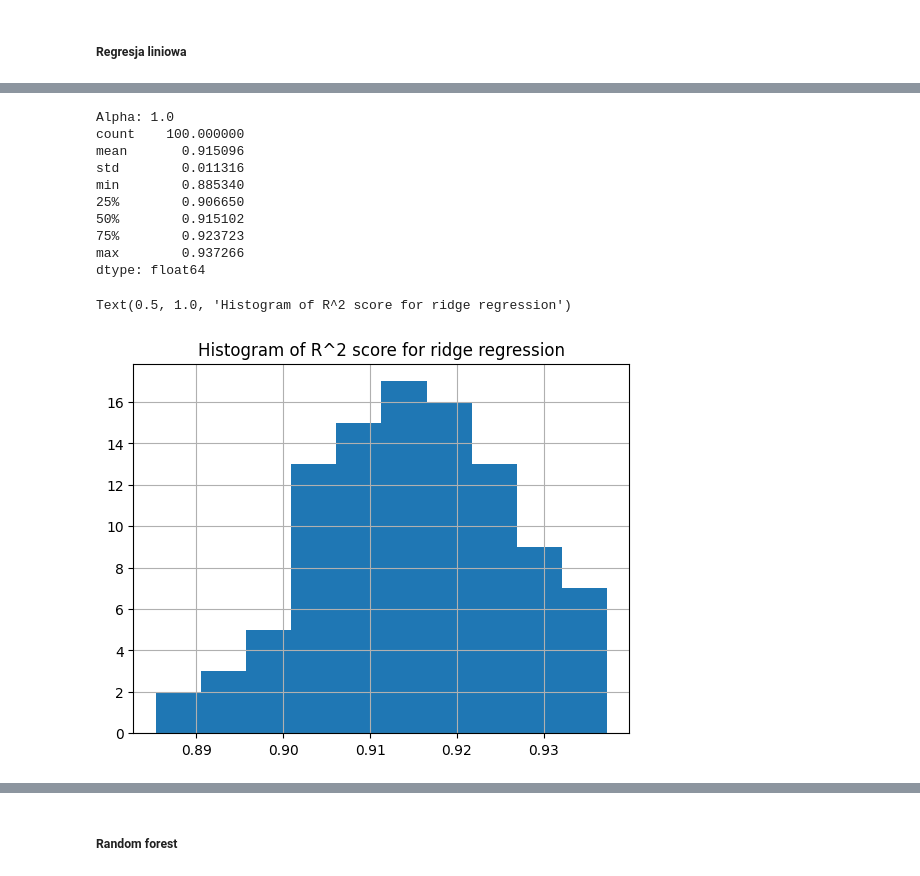
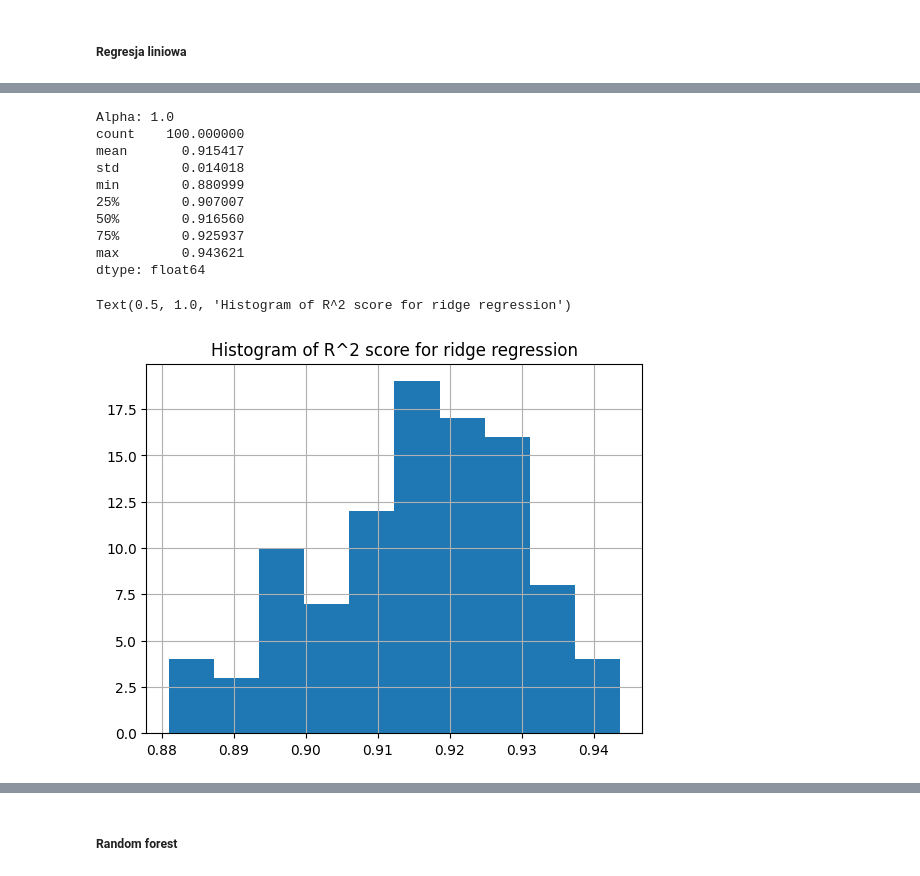
Before and after one commit to R4ken/Machine-Learning-Analysis, a Jupyter notebook: regression/solution.ipynb, the cells around one changed output, grey strips where cells are left out. Saved outputs shown, nothing was run; the diff lists cells and outputs as text; code cells hidden in the pictures.

```diff
--- a/regression/solution.ipynb
+++ b/regression/solution.ipynb
@@ -381,7 +382,7 @@ Ustawienie ziarna lsowości aby zachować powtarzalność wyników
 sk.random.seed(1234)
 # %%
 from sklearn.model_selection import KFold, RepeatedKFold
-k_fold = KFold()
+k_fold = KFold(shuffle=True, random_state=1234)
 train_ind = []
 test_ind = []
 for train_index, test_index in k_fold.split(X):
@@ -390,7 +391,7 @@ for train_index, test_index in k_fold.split(X):
 
 cv = list(zip(train_ind, test_ind))
 
-r_k_fold = RepeatedKFold(n_repeats=20)
+r_k_fold = RepeatedKFold(n_repeats=20, random_state=1234)
 r_train_ind = []
 r_test_ind = []
 for train_index, test_index in r_k_fold.split(X):
@@ -426,41 +427,41 @@ Text(0.5, 1.0, 'Histogram of R^2 score for linear regression')
 # %%
 from sklearn.linear_model import Ridge, RidgeCV
 
 alphas_to_test = [0.01, 0.1, 1.0, 10.0, 100.0]
 
 model_cv = RidgeCV(
     alphas=alphas_to_test,
     cv=cv,
-    scoring='r2'
+    scoring='r2',
 )
 
 model_cv.fit(X, Y)
 
 print(f"Alpha: {model_cv.alpha_}")
 
 scores_r = []
 
 for i in range(100):
-    model = Ridge(copy_X=True, alpha=model_cv.alpha_)
+    model = Ridge(copy_X=True, alpha=model_cv.alpha_, random_state=1234)
     model.fit(X.iloc[r_train_ind[i]], Y.iloc[r_train_ind[i]])
     scores_r.append(model.score(X.iloc[r_test_ind[i]], Y.iloc[r_test_ind[i]]))
 r = pd.Series(scores_r)
 print(r.describe())
 r.hist()
 plt.title("Histogram of R^2 score for ridge regression")
 # %% [output]
 Alpha: 1.0
 count    100.000000
-mean       0.915096
-std        0.011316
-min        0.885340
-25%        0.906650
-50%        0.915102
-75%        0.923723
-max        0.937266
+mean       0.915417
+std        0.014018
+min        0.880999
+25%        0.907007
+50%        0.916560
+75%        0.925937
+max        0.943621
 dtype: float64
 Text(0.5, 1.0, 'Histogram of R^2 score for ridge regression')
-[figure, old version]
+[figure, new version]
 # %%
 from sklearn.linear_model import Lasso, LassoCV
 
```
Also changed, not shown: parts of 11 cells of this notebook.
